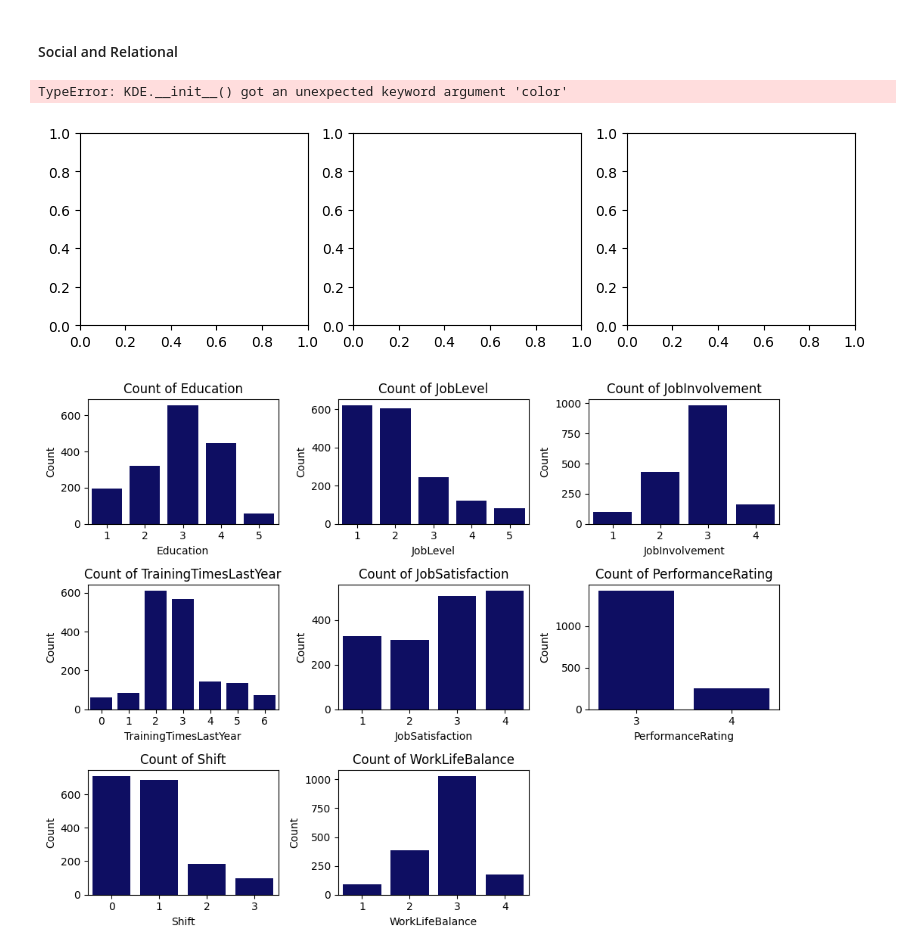
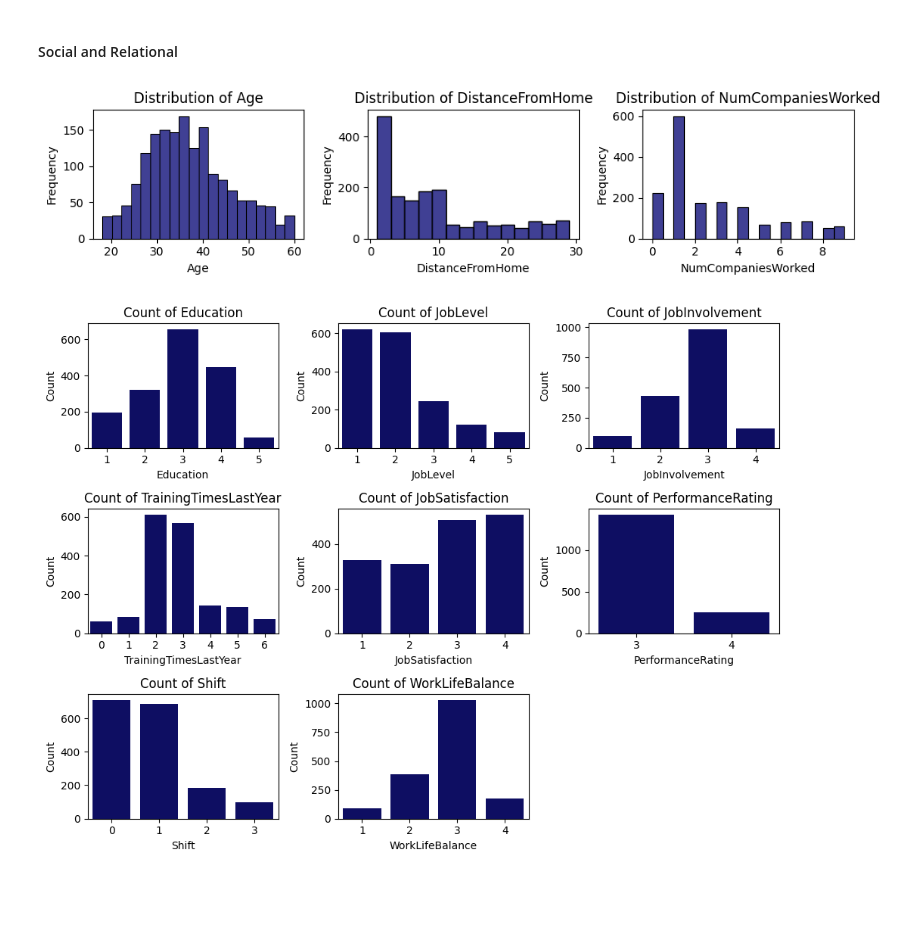
Before and after one commit to Jrk373/MachineLearningDemo, a Jupyter notebook: DecisionTreeClasifier.ipynb, the cells around one changed output. Cells and saved outputs as stored; diff of their text form; code cells hidden in the pictures; blank space fills up the shorter version.

```diff
--- a/DecisionTreeClasifier.ipynb
+++ b/DecisionTreeClasifier.ipynb
@@ -574,43 +589,36 @@ plt.show()
 # %%
 import matplotlib.pyplot as plt
 import seaborn as sns
 import pandas as pd
 
 # List of features to plot
 features = ['Age',
             'DistanceFromHome',
-            'NumCompaniesWorked'
-            ]
+            'NumCompaniesWorked']
 
 # Create a grid of plots
 n_features = len(features)
 cols = 3
 rows = (n_features // cols) + (n_features % cols > 0)
 
 fig, axes = plt.subplots(rows, cols, figsize=(10, 2.5 * rows))
 axes = axes.flatten()
 
 for i, feature in enumerate(features):
-    sns.histplot(
-        X_encoded[feature],
-        kde=True,
-        ax=axes[i],
-        color="#000070",  # Dark blue for bars
-        kde_kws={'color': '#8B0000', 'linewidth': 2}  # Dark red for KDE line
-    )
+    sns.histplot(X_encoded[feature], ax=axes[i], color="#000070")  # Dark blue for bars
+    #sns.kdeplot(X_encoded[feature], ax=axes[i], color="#8B0000", linewidth=2)  # Dark red for KDE line
     axes[i].set_title(f"Distribution of {feature}")
     axes[i].set_xlabel(feature)
     axes[i].set_ylabel("Frequency")
 
 # Remove any empty subplots
 for j in range(i + 1, len(axes)):
     fig.delaxes(axes[j])
 
 plt.tight_layout()
 plt.show()
 # %% [output]
-TypeError: KDE.__init__() got an unexpected keyword argument 'color'
-[figure, old version]
+[figure, new version]
 # %%
 import matplotlib.pyplot as plt
 import seaborn as sns
```
Also changed, not shown: parts of 33 cells of this notebook.
